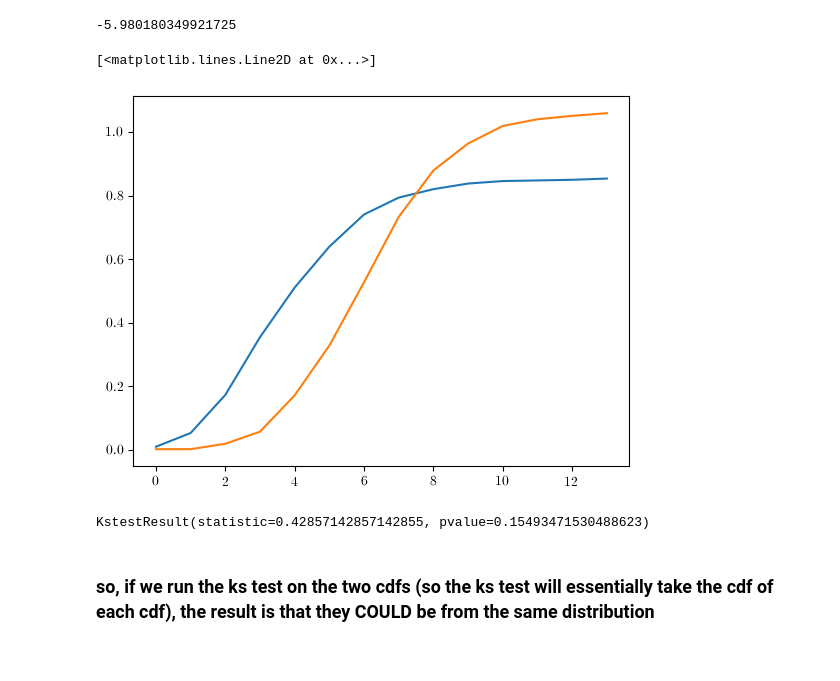
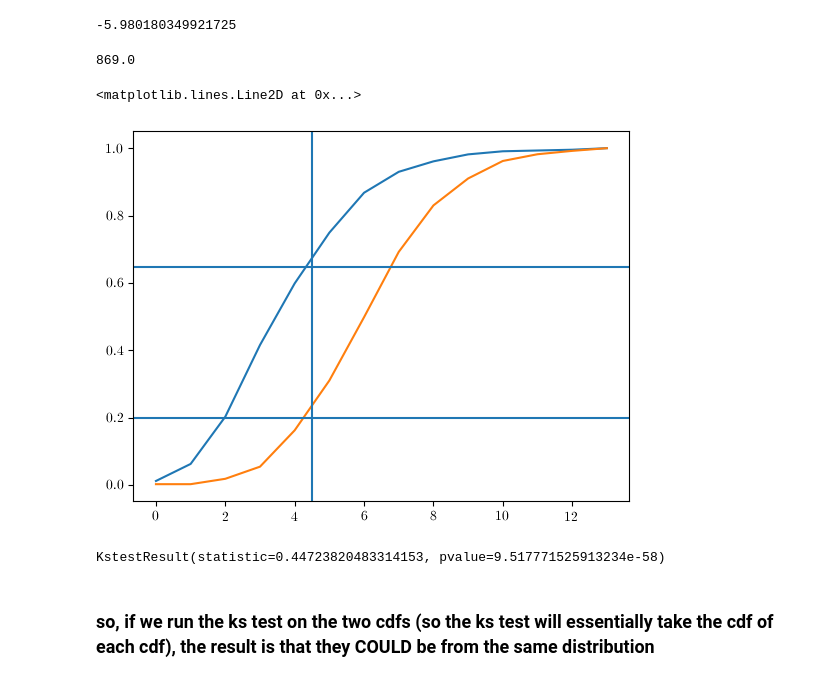
Before and after one commit to coletamburri2112/imp_dev, a Jupyter notebook: fit_imp_distribution_relative.ipynb, the cells around one changed output. Cells and saved outputs as stored; diff of their text form; code cells hidden in the pictures.

```diff
--- a/fit_imp_distribution_relative.ipynb
+++ b/fit_imp_distribution_relative.ipynb
@@ -8,5 +8,5 @@ import pandas as pd
 # %%
-filename = '/Users/coletamburri/Desktop/all_and_best_Sep_2023.mat'
+filename = '/Users/coletamburri/Desktop/imp_dev/all_and_best_Sep_2023.mat'
 dat = sio.loadmat(filename)
 # %%
 plt.rcParams['text.usetex']=True
@@ -213,11 +213,11 @@ np.mean(not_best_imp_nonan)
 # ks test comparison:
 
 #first make pdfs
-totalbest = 472
-totalnotbest = 1018
+totalbest = 500
+totalnotbest = 869
 
-bestpdf = f[0]/472
-notbestpdf = g[0]/1018
+bestpdf = f[0]/totalbest
+notbestpdf = g[0]/totalnotbest
 
 #now cdfs
 bestcdf = [bestpdf[0]]
@@ -227,18 +227,25 @@ for i in range(len(bestpdf)-1):
     ind = int(i)
     bestcdf.append(bestcdf[i]+bestpdf[i+1])
     notbestcdf.append(notbestcdf[i]+notbestpdf[i+1])
+# %%
+sum(g[0])
+# %% [output]
+869.0
 # %%
 fig,ax= plt.subplots()
-plt.plot(notbestcdf)
+plt.plot(notbestcdf,'')
 plt.plot(bestcdf)
+plt.axhline(0.2)
+plt.axhline(0.647)
+plt.axvline(4.5)
 # %% [output]
-[<matplotlib.lines.Line2D at 0x...>]
+<matplotlib.lines.Line2D at 0x...>
-[figure, old version]
+[figure, new version]
 # %%
-result = stats.ks_2samp(notbestcdf,bestcdf)
+result = stats.ks_2samp(best_imp_nonan,not_best_imp_nonan)
 result
 # %% [output]
-KstestResult(statistic=0.42857142857142855, pvalue=0.15493471530488623)
+KstestResult(statistic=0.44723820483314153, pvalue=9.517771525913234e-58)
 # %% [markdown]
 ### so, if we run the ks test on the two cdfs (so the ks test will essentially take the cdf of each cdf), the result is that they COULD be from the same distribution
 # %%
```
Also changed, not shown: parts of 13 cells of this notebook, 6 other files.
